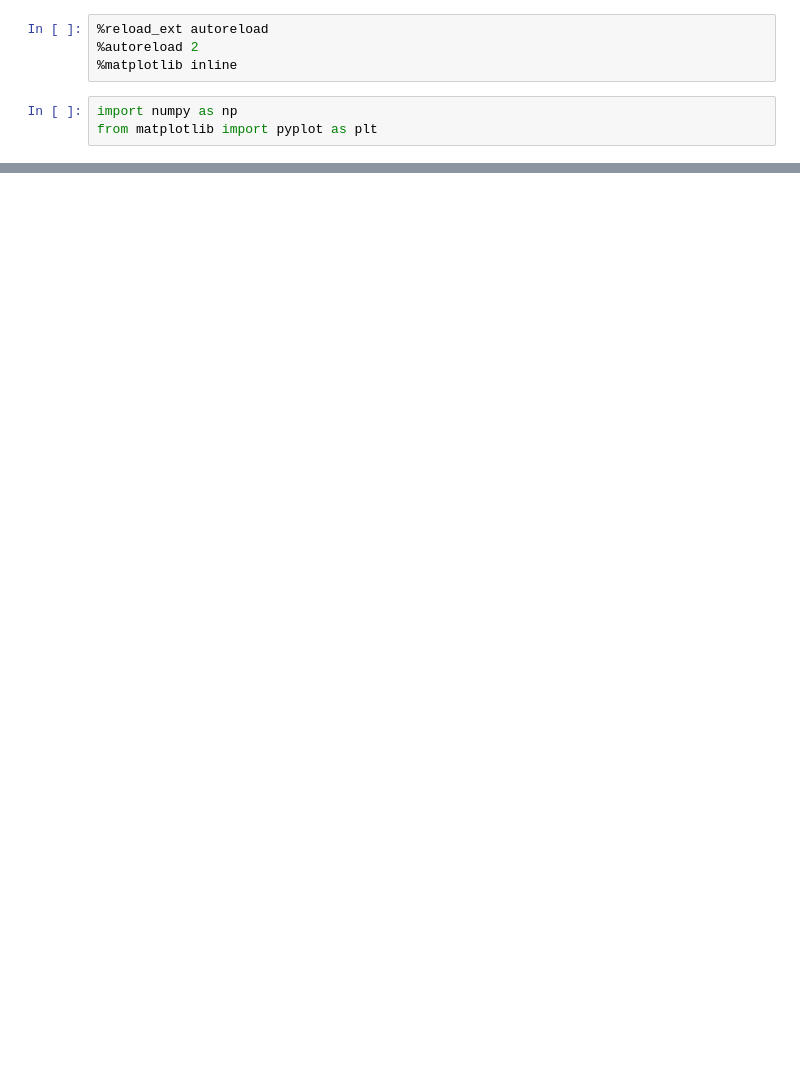
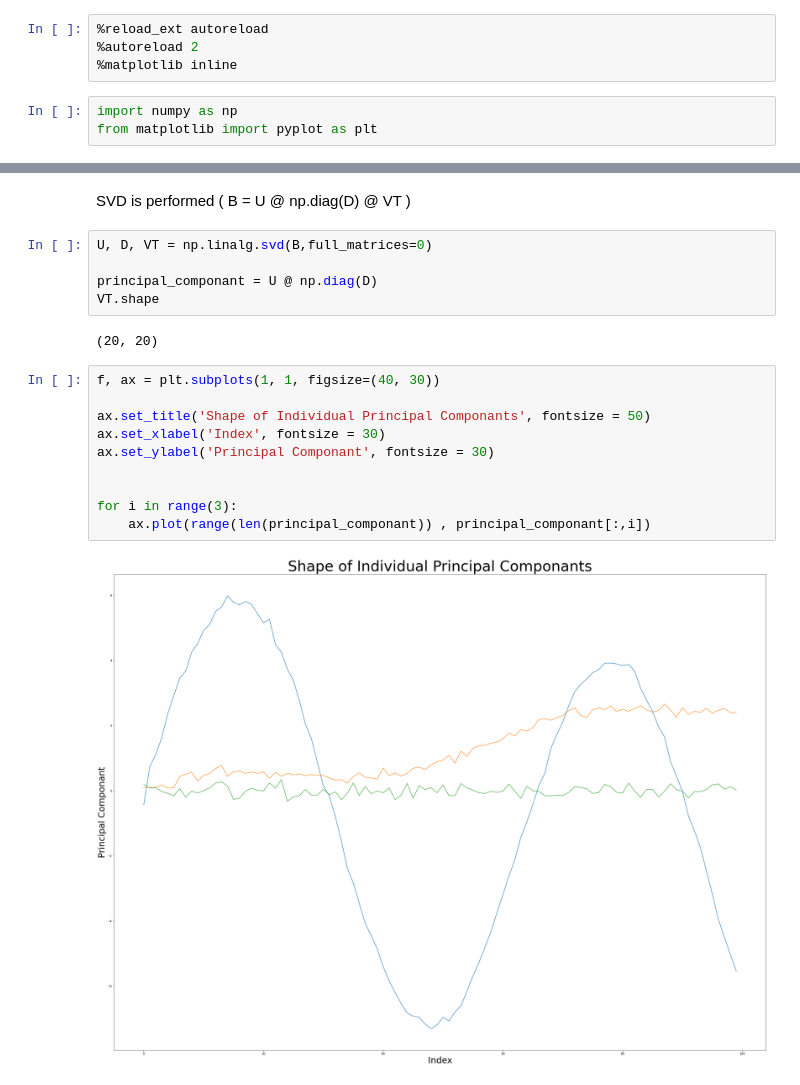
Before and after one commit to BFourcin/Ben-PhD, a Jupyter notebook: Theta_sin_x_Example.ipynb, the cells around one changed output, grey strips where cells are left out. Drawn from its saved outputs; the diff is of its cells as text; blank space fills up the shorter version.

```diff
--- a/Theta_sin_x_Example.ipynb
+++ b/Theta_sin_x_Example.ipynb
@@ -36,0 +90,21 @@ len(train_y[0])
+# %% [markdown]
+SVD is performed ( B = U @ np.diag(D) @ VT )
+# %%
+U, D, VT = np.linalg.svd(B,full_matrices=0)
+
+principal_componant = U @ np.diag(D)
+VT.shape
+# %% [output]
+(20, 20)
+# %%
+f, ax = plt.subplots(1, 1, figsize=(40, 30))
+
+ax.set_title('Shape of Individual Principal Componants', fontsize = 50)
+ax.set_xlabel('Index', fontsize = 30)
+ax.set_ylabel('Principal Componant', fontsize = 30)
+
+
+for i in range(3):
+    ax.plot(range(len(principal_componant)) , principal_componant[:,i])
+# %% [output]
+[figure, added]
```
Also changed, not shown: parts of 22 cells of this notebook.
